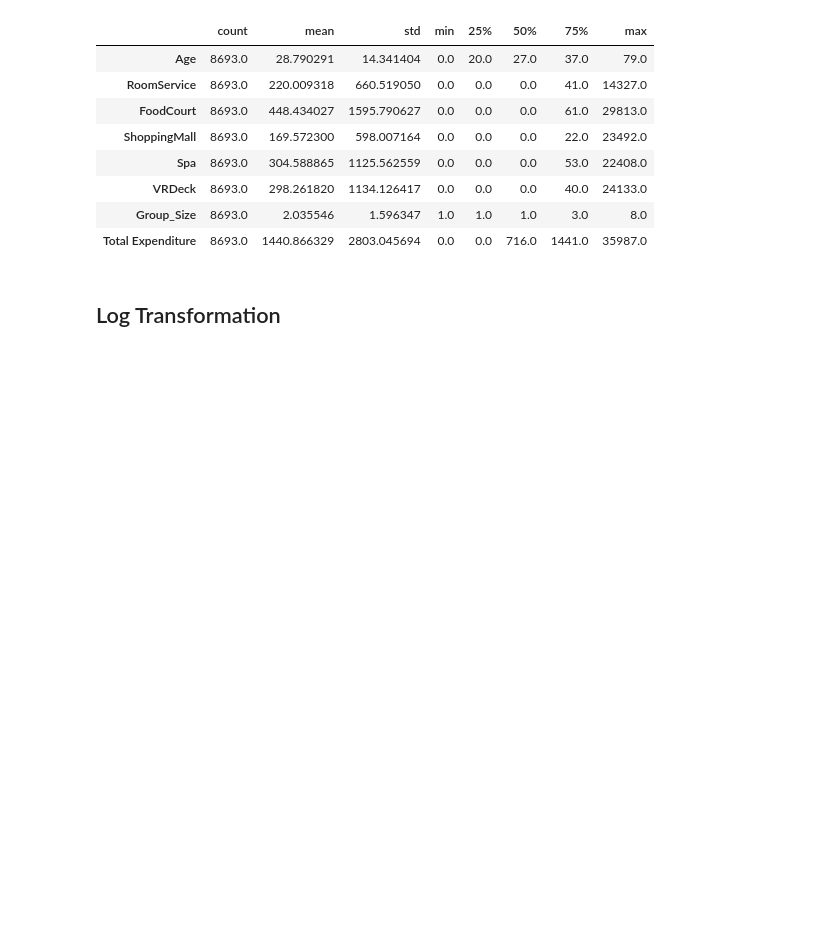
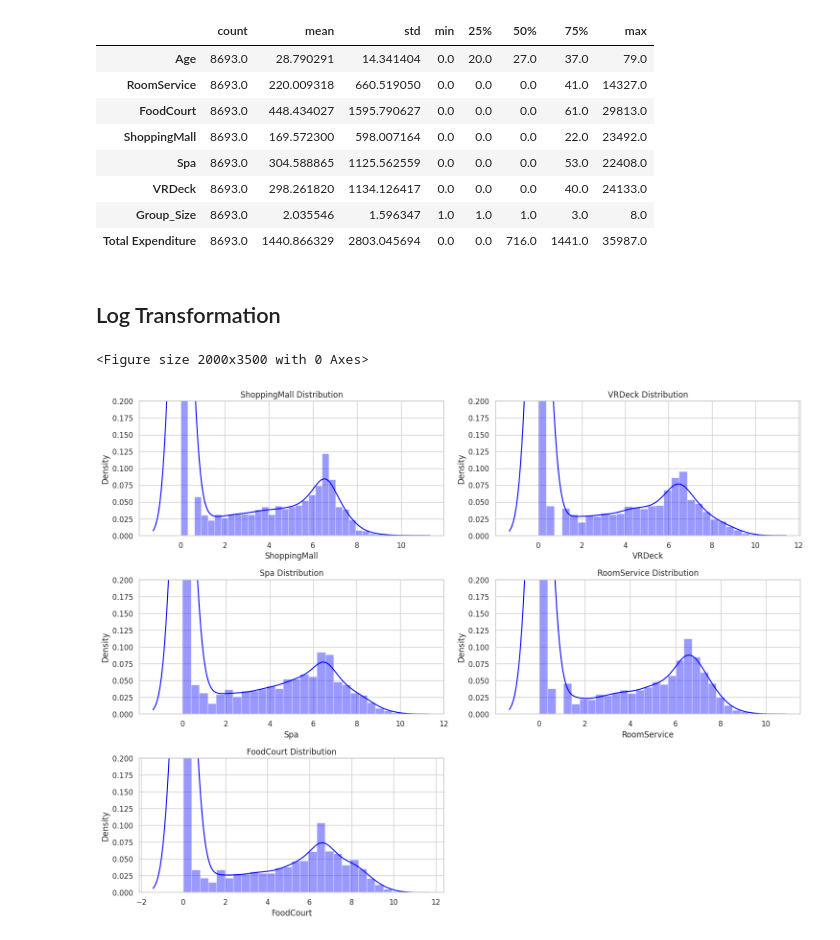
Before and after one commit to 7PAM2015-0509-2023-Team-8/Kaggle-Challenge, a Jupyter notebook: Kaggle_Challenge.ipynb, the cells around one changed output. Cells and saved outputs as stored; diff of their text form; code cells hidden in the pictures; blank space fills up the shorter version.

```diff
--- a/Kaggle_Challenge.ipynb
+++ b/Kaggle_Challenge.ipynb
@@ -634,3 +634,21 @@ cols = ['RoomService','FoodCourt','ShoppingMall','Spa','VRDeck','Total Expenditu
 for value in cols:
     train_df[value] = np.log(1+train_df[value])
     test_df[value]=np.log(1+test_df[value])
+# %%
+cols = ["ShoppingMall","VRDeck","Spa","RoomService", "FoodCourt"]
+
+plt.figure(figsize=(20, 35))
+x = 1
+
+plt.figure(figsize=(15,22))
+for i in cols:
+    plt.subplot(6,2,x)
+    sns.distplot(train_df[i],color="blue")
+    plt.ylim(0,0.2)
+    plt.title(f"{i} Distribution")
+    plt.tight_layout()
+    x+=1
+plt.show()
+# %% [output]
+<Figure size 2000x3500 with 0 Axes>
+[figure, added]
```
